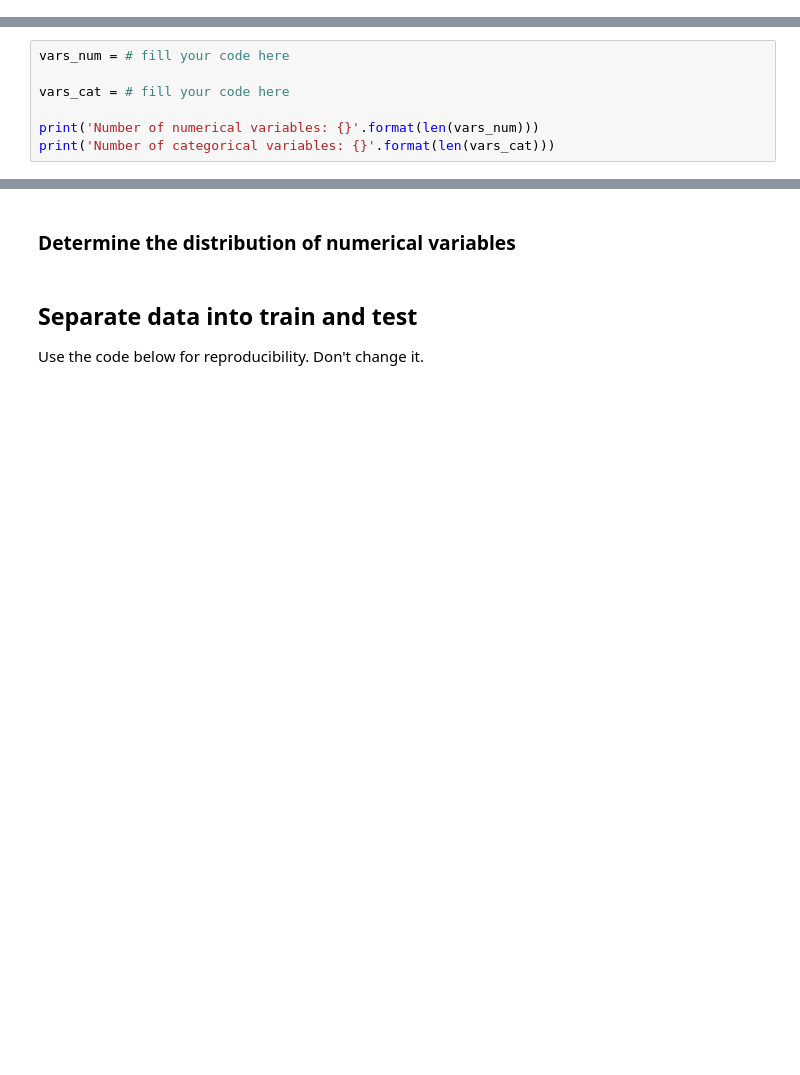
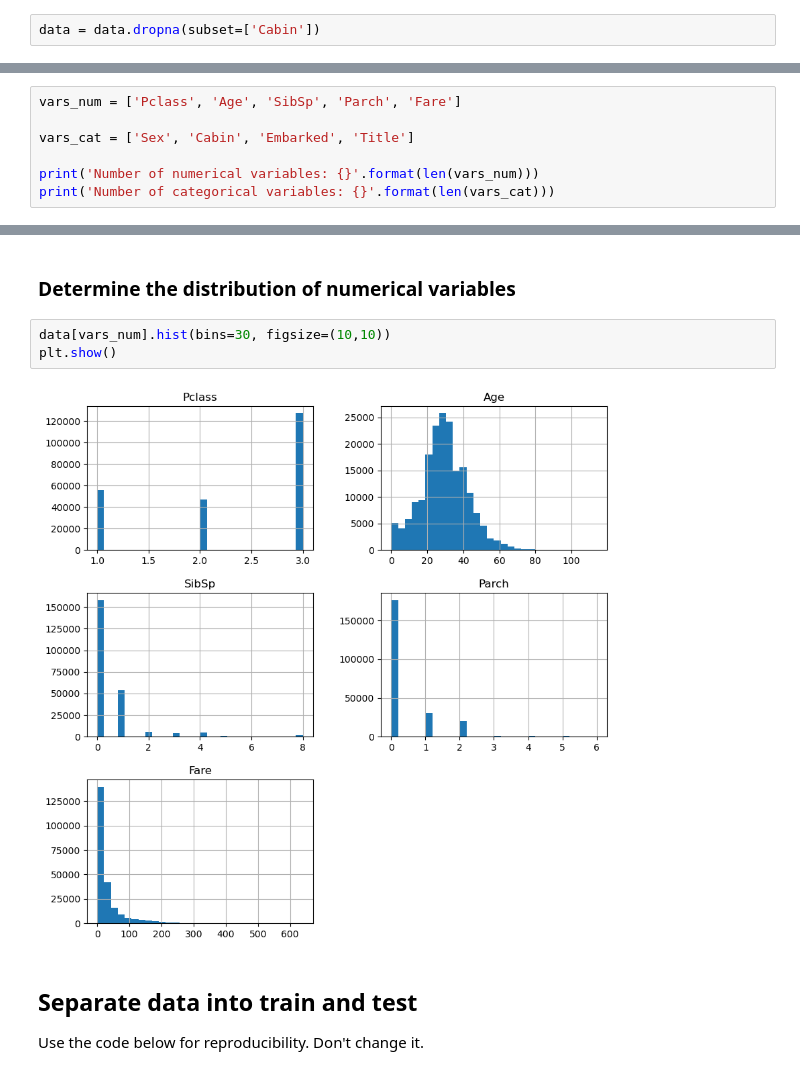
Before and after one commit to AndrewMelendez/deploying-machine-learning-models, a Jupyter notebook: section-04-research-and-development/titanic-assignment/01-predicting-survival-titanic-assignement.ipynb, the cells around one changed output, grey strips where cells are left out. Cells and saved outputs as stored; diff of their text form; blank space fills up the shorter version.

```diff
--- a/section-04-research-and-development/titanic-assignment/01-predicting-survival-titanic-assignement.ipynb
+++ b/section-04-research-and-development/titanic-assignment/01-predicting-survival-titanic-assignement.ipynb
@@ -100,3 +127,5 @@ data.head()
+# %%
+data = data.dropna(subset=['Cabin'])
 # %%
 # save the data set
 
@@ -110,7 +148,7 @@ target = 'survived'
 # %%
-vars_num = # fill your code here
+vars_num = ['Pclass', 'Age', 'SibSp', 'Parch', 'Fare']
 
-vars_cat = # fill your code here
+vars_cat = ['Sex', 'Cabin', 'Embarked', 'Title']
 
 print('Number of numerical variables: {}'.format(len(vars_num)))
 print('Number of categorical variables: {}'.format(len(vars_cat)))
@@ -125,5 +189,10 @@ print('Number of categorical variables: {}'.format(len(vars_cat)))
 # %% [markdown]
 ### Determine the distribution of numerical variables
+# %%
+data[vars_num].hist(bins=30, figsize=(10,10))
+plt.show()
+# %% [output]
+[figure, added]
 # %% [markdown]
 ## Separate data into train and test
 
```
Also changed, not shown: parts of 29 cells of this notebook, 2 other files.
